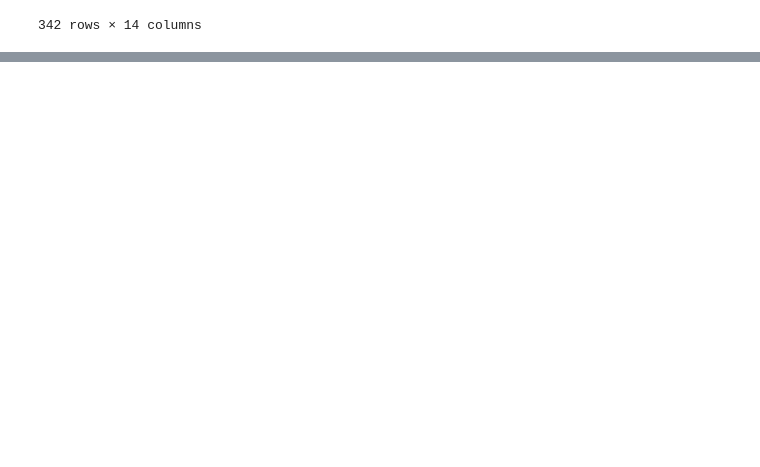
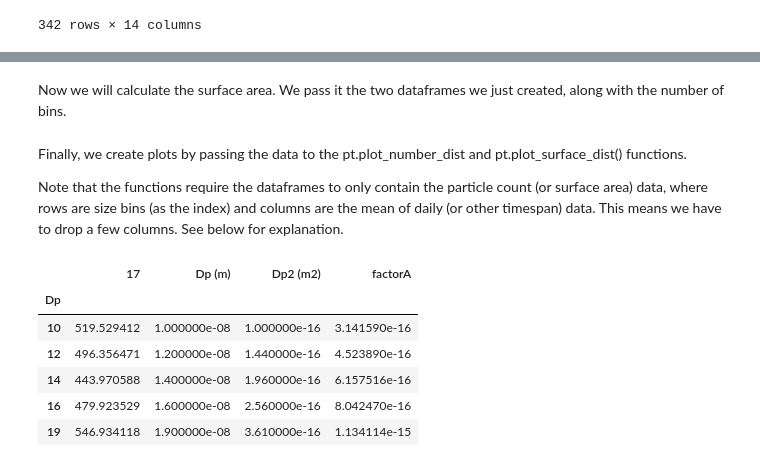
Before and after one commit to jotruebl/Pyce_Tools, a Jupyter notebook: tutorial/notebook/tutorial.ipynb, the cells around one changed output, grey strips where cells are left out. Drawn from its saved outputs; the diff is of its cells as text; code cells hidden in the pictures; blank space fills up the shorter version.

```diff
--- a/tutorial/notebook/tutorial.ipynb
+++ b/tutorial/notebook/tutorial.ipynb
@@ -219,0 +191,6 @@ fig2.update_yaxes(type='log', title='INP per cm<sup>2</sup> of SSA Surface (D<su
+# %%
+# load scanotron data that was cleaned using pt.clean_inverted. Look inside the combinedtimeseries folder for the dates.
+dates = '2020-03-16_2020-03-18'
+instr = 'scanotron'
+
+dN, dNdLogDp_full = pt.load_scano_data(dates, instr)
@@ -219,0 +271,2 @@ fig2.update_yaxes(type='log', title='INP per cm<sup>2</sup> of SSA Surface (D<su
+# %% [markdown]
+Now we will calculate the surface area. We pass it the two dataframes we just created, along with the number of bins.
@@ -219,0 +277,15 @@ fig2.update_yaxes(type='log', title='INP per cm<sup>2</sup> of SSA Surface (D<su
+# %% [markdown]
+Finally, we create plots by passing the data to the pt.plot_number_dist and pt.plot_surface_dist() functions.
+
+ Note that the functions require the dataframes to  only contain the particle count (or surface area) data, where rows are size bins (as the index) and columns are the mean of daily (or other timespan) data. This means we have to drop a few columns. See below for explanation.
+# %%
+# Our smps dataframe has 3 columns that we don't need.
+smps_daily_mean_df.head()
+# %% [output]
+|  | 17 | Dp (m) | Dp2 (m2) | factorA |
+| Dp |  |  |  |  |
+| 10 | 519.529412 | 1.000000e-08 | 1.000000e-16 | 3.141590e-16 |
+| 12 | 496.356471 | 1.200000e-08 | 1.440000e-16 | 4.523890e-16 |
+| 14 | 443.970588 | 1.400000e-08 | 1.960000e-16 | 6.157516e-16 |
+| 16 | 479.923529 | 1.600000e-08 | 2.560000e-16 | 8.042470e-16 |
+| 19 | 546.934118 | 1.900000e-08 | 3.610000e-16 | 1.134114e-15 |
```
Also changed, not shown: parts of 60 cells of this notebook, 7 other files.
